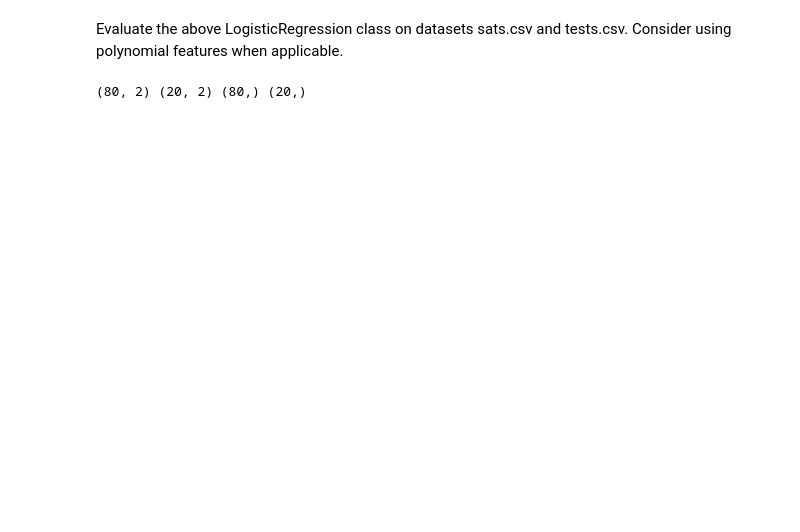
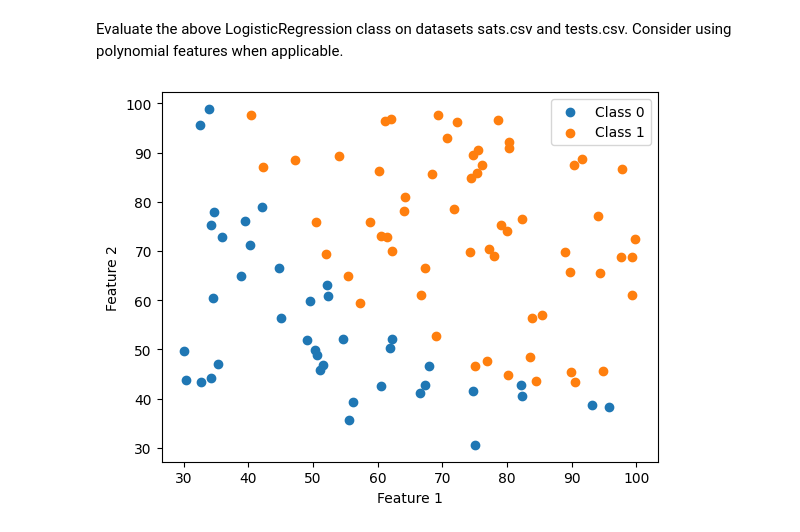
Before and after one commit to proc1v/ML-Intro-LNU, a Jupyter notebook: HW2/Multivariate LR-Stubs.ipynb, the cells around one changed output. Cells and saved outputs as stored; diff of their text form; code cells hidden in the pictures; blank space fills up the shorter version.

```diff
--- a/HW2/Multivariate LR-Stubs.ipynb
+++ b/HW2/Multivariate LR-Stubs.ipynb
@@ -355,9 +400,9 @@ Evaluate the above LogisticRegression class on datasets sats.csv and tests.csv.
 data_columns = ["exam1", "exam2"]
 target_column = "submitted"
 X, y = load_dataset('sats.csv', data_columns, target_column)
-
 X_train, X_test, y_train, y_test = train_test_split(X, y, test_size=0.2, random_state=42)
-print(X_train.shape, X_test.shape, y_train.shape, y_test.shape)
-# %% [output]
-(80, 2) (20, 2) (80,) (20,)
+# %%
+plot_data(X, y)
+# %% [output]
+[figure, added]
 # %%
```
Also changed, not shown: parts of 18 cells of this notebook.
